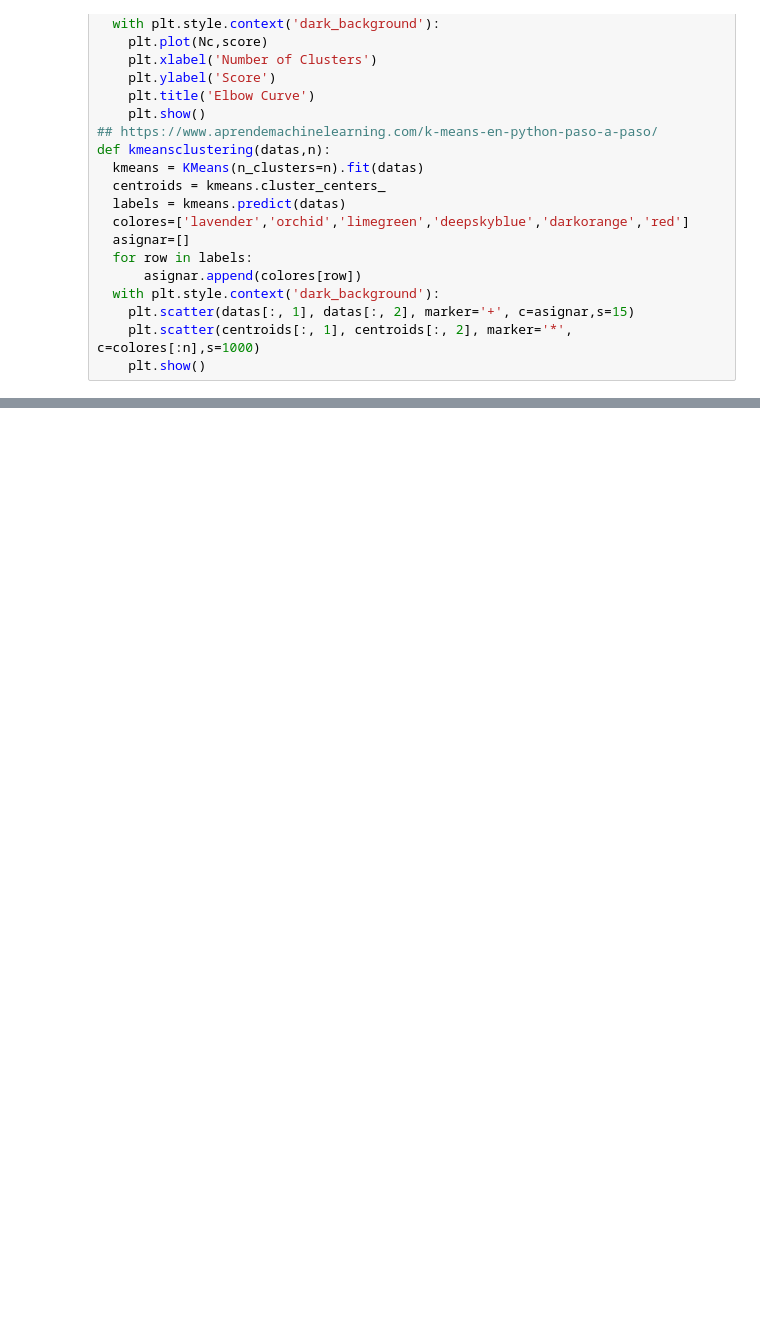
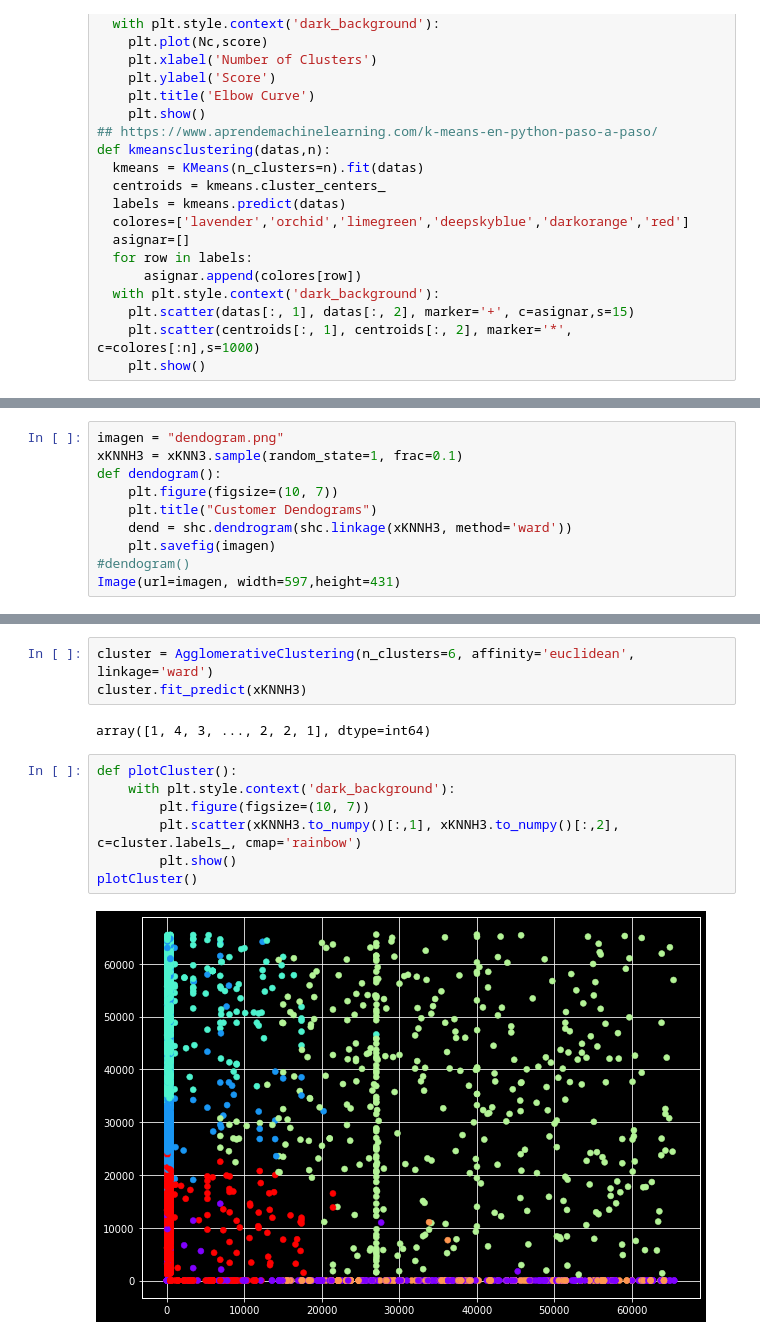
Before and after one commit to juanbaezl/FirewallDataMining, a Jupyter notebook: Firewall.ipynb, the cells around one changed output, grey strips where cells are left out. Saved outputs shown, nothing was run; the diff lists cells and outputs as text; blank space fills up the shorter version.

```diff
--- a/Firewall.ipynb
+++ b/Firewall.ipynb
@@ -449,0 +455,10 @@ array([-3.49480068, -3.49480068, -3.49480068, ..., -3.49479695,
+# %%
+imagen = "dendogram.png"
+xKNNH3 = xKNN3.sample(random_state=1, frac=0.1)
+def dendogram():
+    plt.figure(figsize=(10, 7))
+    plt.title("Customer Dendograms")
+    dend = shc.dendrogram(shc.linkage(xKNNH3, method='ward'))
+    plt.savefig(imagen)
+#dendogram()
+Image(url=imagen, width=597,height=431)
@@ -449,0 +467,14 @@ array([-3.49480068, -3.49480068, -3.49480068, ..., -3.49479695,
+# %%
+cluster = AgglomerativeClustering(n_clusters=6, affinity='euclidean', linkage='ward')
+cluster.fit_predict(xKNNH3)
+# %% [output]
+array([1, 4, 3, ..., 2, 2, 1], dtype=int64)
+# %%
+def plotCluster():
+    with plt.style.context('dark_background'):
+        plt.figure(figsize=(10, 7))
+        plt.scatter(xKNNH3.to_numpy()[:,1], xKNNH3.to_numpy()[:,2], c=cluster.labels_, cmap='rainbow')
+        plt.show()
+plotCluster()
+# %% [output]
+[figure, added]
```
Also changed, not shown: parts of 12 cells of this notebook, 4 other files.
